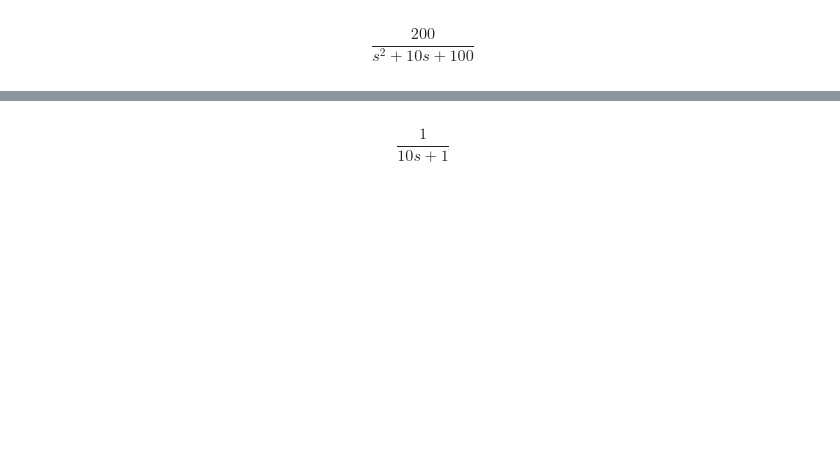
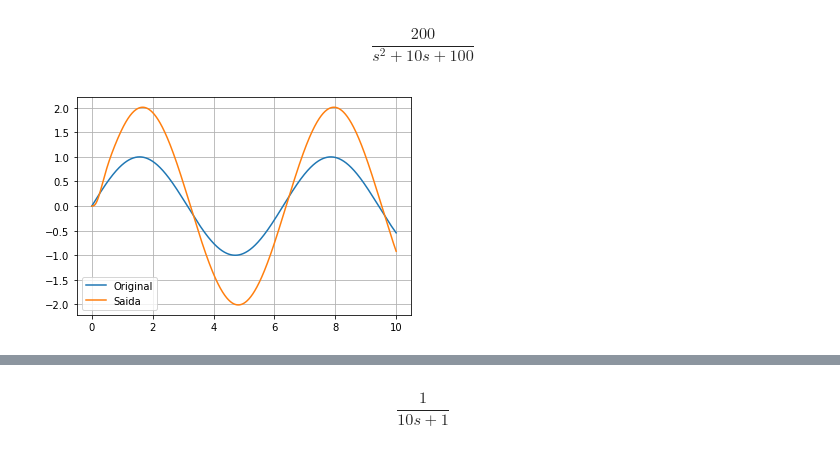
Before and after one commit to JoaoYukio/PCO119, a Jupyter notebook: Atividade 3/Atividade3.ipynb, the cells around one changed output, grey strips where cells are left out. Saved outputs shown, nothing was run; the diff lists cells and outputs as text; code cells hidden in the pictures; blank space fills up the shorter version.

```diff
--- a/Atividade 3/Atividade3.ipynb
+++ b/Atividade 3/Atividade3.ipynb
@@ -205,3 +209,7 @@ def plotSysResp(Gs, rad, tsim = 4):
+# %%
+plotSysResp(Gs, 1, 10)
+# %% [output]
+[figure, added]
 # %%
 plotSysResp(Gs, 10, 3)
 # %% [output]
```
Also changed, not shown: parts of 14 cells of this notebook, 11 other files.
